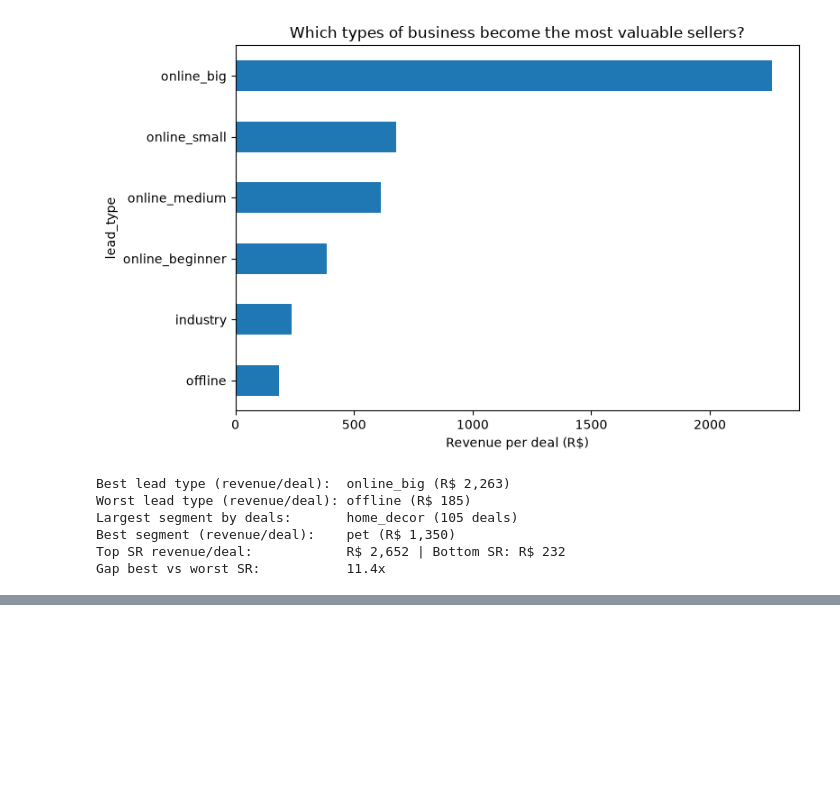
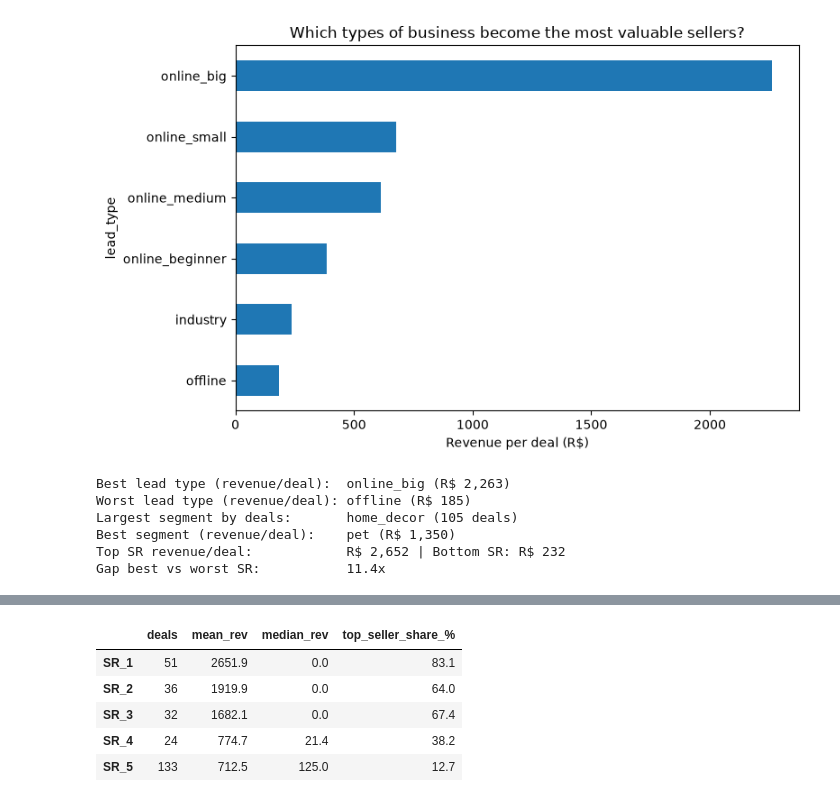
Before and after one commit to f20230030-wq/growth-marketing-analytics, a Jupyter notebook: module_3_olist/python/02_sellers_sales_team.ipynb, the cells around one changed output, grey strips where cells are left out. Saved outputs shown, nothing was run; the diff lists cells and outputs as text; code cells hidden in the pictures; blank space fills up the shorter version.

```diff
--- a/module_3_olist/python/02_sellers_sales_team.ipynb
+++ b/module_3_olist/python/02_sellers_sales_team.ipynb
@@ -112,0 +160,18 @@ Gap best vs worst SR:           11.4x
+# %%
+g = d.groupby("sr_id").revenue
+chk = pd.DataFrame({
+    "deals": g.size(),
+    "mean_rev": g.mean(),
+    "median_rev": g.median(),
+    "top_seller_share_%": g.max() / g.sum() * 100,
+})
+chk = chk[chk.deals >= 20].sort_values("mean_rev", ascending=False)
+chk.index = [f"SR_{i+1}" for i in range(len(chk))]
+chk.round(1).head(5)
+# %% [output]
+|  | deals | mean_rev | median_rev | top_seller_share_% |
+| SR_1 | 51 | 2651.9 | 0.0 | 83.1 |
+| SR_2 | 36 | 1919.9 | 0.0 | 64.0 |
+| SR_3 | 32 | 1682.1 | 0.0 | 67.4 |
+| SR_4 | 24 | 774.7 | 21.4 | 38.2 |
+| SR_5 | 133 | 712.5 | 125.0 | 12.7 |
```
Also changed, not shown: parts of 2 cells of this notebook.
